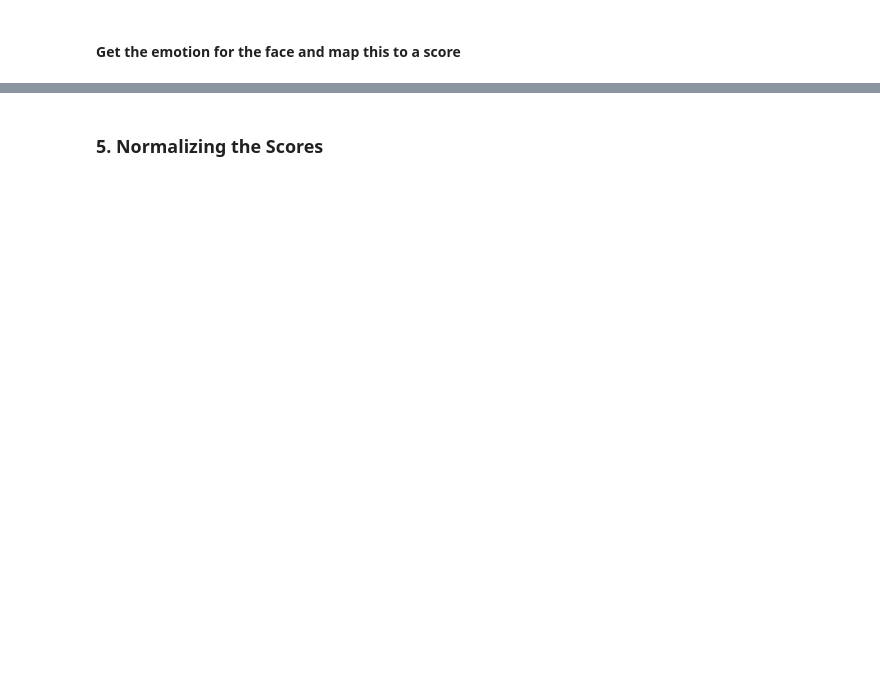
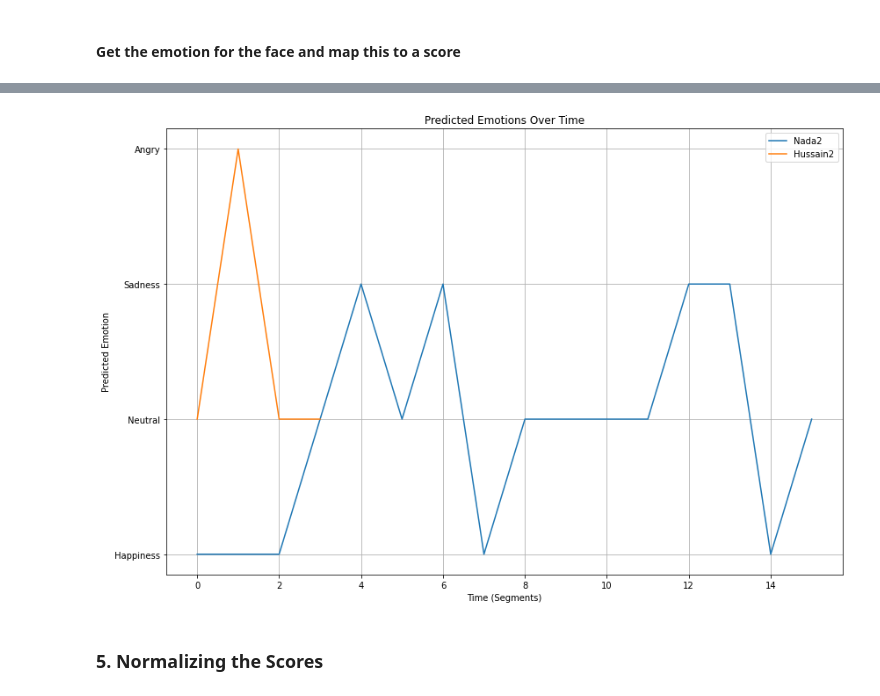
Before and after one commit to rdeswardt/CM3070, a Jupyter notebook: Final Notebook.ipynb, the cells around one changed output, grey strips where cells are left out. Cells and saved outputs as stored; diff of their text form; code cells hidden in the pictures; blank space fills up the shorter version.

```diff
--- a/Final Notebook.ipynb
+++ b/Final Notebook.ipynb
@@ -508,0 +889,4 @@ I will be using the 4th generation of my model:
+# %%
+for df in sentimentemotionalResults:
+    for index, row in df.iterrows():
+        print(f"Predicted Emotion: {row['predicted_emotion']} : Predicted Scores: {row['predicted_scores']} : Predicted Index: {row['predicted_index']} : Predicted weigth: {row['predicted_weight']}")
@@ -508,0 +911,6 @@ I will be using the 4th generation of my model:
+# %%
+# Iterate through each DataFrame in sentimentResults
+for df in sentimentemotionalResults:
+    # Print only the 'predicted_emotion' column
+    print(df['video_name'] + ":" + df['predicted_emotion'] + ":")
+    print(df['predicted_weight'])
@@ -508,0 +935,8 @@ I will be using the 4th generation of my model:
+# %%
+# Doing this to confirm all the data elements that is required is there
+# Loop through each DataFrame in sentimentResults2
+for idx, df in enumerate(sentimentemotionalResults):
+    # Print the column names for each DataFrame
+    print(f"DataFrame {idx} column names:")
+    print(df.columns)
+    print("\n")
@@ -509,2 +960,32 @@ I will be using the 4th generation of my model:
+# %%
+import matplotlib.pyplot as plt
+
+# Create a figure
+plt.figure(figsize=(12, 8))
+
+# Iterate through each DataFrame in sentimentResults
+for df in sentimentemotionalResults:
+    # Extract the video name and predicted emotions
+    video_name = df['video_name'].iloc[0]
+    predicted_emotions = df['predicted_emotion']
+
+    # Generate x values (time) based on the number of segments
+    time_points = range(len(predicted_emotions))
+
+    # Plot the predicted emotions over time
+    plt.plot(time_points, predicted_emotions, label=video_name)
+
+# Add labels and legend
+plt.xlabel('Time (Segments)')
+plt.ylabel('Predicted Emotion')
+plt.title('Predicted Emotions Over Time')
+plt.legend(loc='upper right')
+
+# Show the plot
+plt.grid(True)
+plt.tight_layout()
+plt.show()
+# %% [output]
+[figure, added]
 # %% [markdown]
 ### 5. Normalizing the Scores
```
Also changed, not shown: parts of 63 cells of this notebook, 5 other files.
